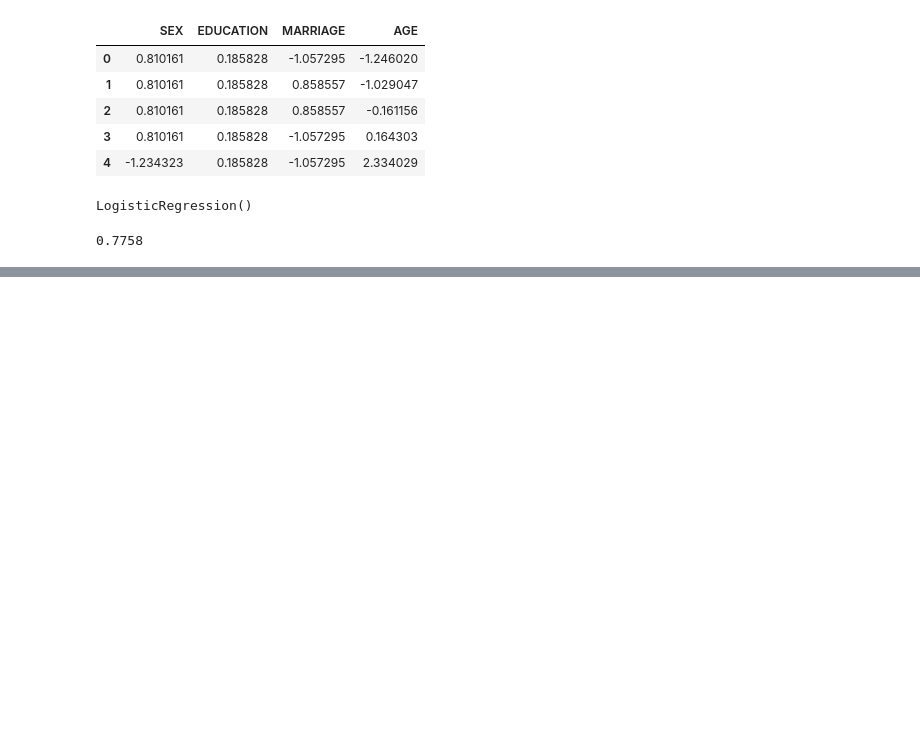
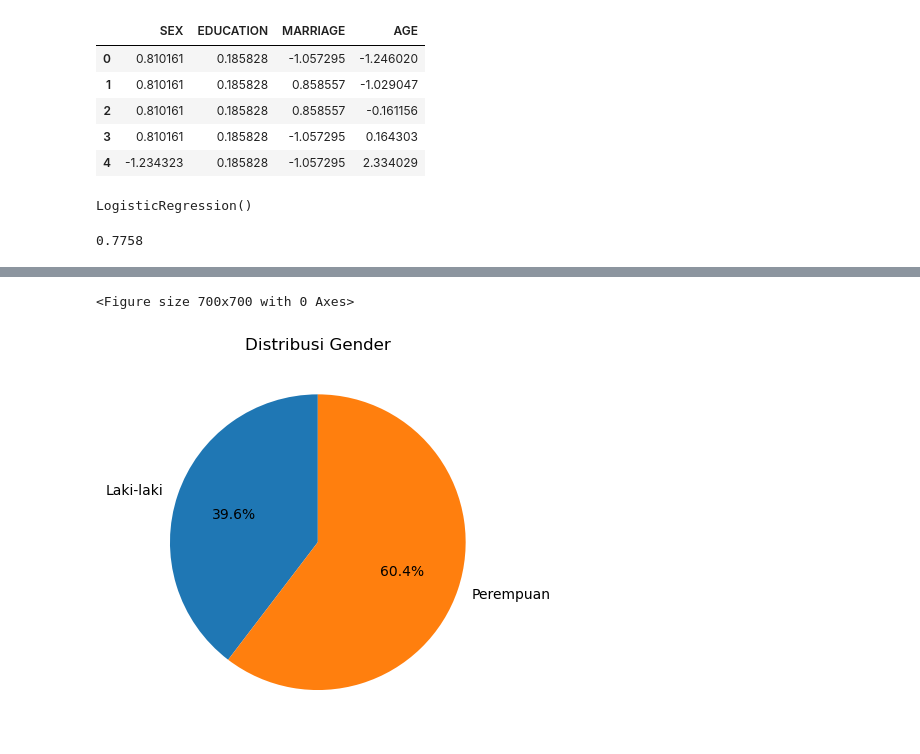
Before and after one commit to Kabhsuwn/bank, a Jupyter notebook: tugas binery.ipynb, the cells around one changed output, grey strips where cells are left out. Drawn from its saved outputs; the diff is of its cells as text; code cells hidden in the pictures; blank space fills up the shorter version.

```diff
--- a/tugas binery.ipynb
+++ b/tugas binery.ipynb
@@ -481,0 +690,24 @@ model.score(X_test, y_test)
+# %%
+plt.Figure(figsize=(7, 7))
+# %% [output]
+<Figure size 700x700 with 0 Axes>
+# %%
+gender = pd.to_numeric(df['gender'], errors='coerce').dropna()
+gender_counts = gender.value_counts().sort_index()
+
+labels = [
+    {1: 'Laki-laki', 2: 'Perempuan'}.get(int(nilai), str(nilai))
+    for nilai in gender_counts.index
+]
+
+plt.figure()
+plt.pie(
+    gender_counts.values,
+    labels=labels,
+    autopct='%1.1f%%',
+    startangle=90
+)
+plt.title('Distribusi Gender')
+plt.show()
+# %% [output]
+[figure, added]
```
Also changed, not shown: parts of 37 cells of this notebook.
